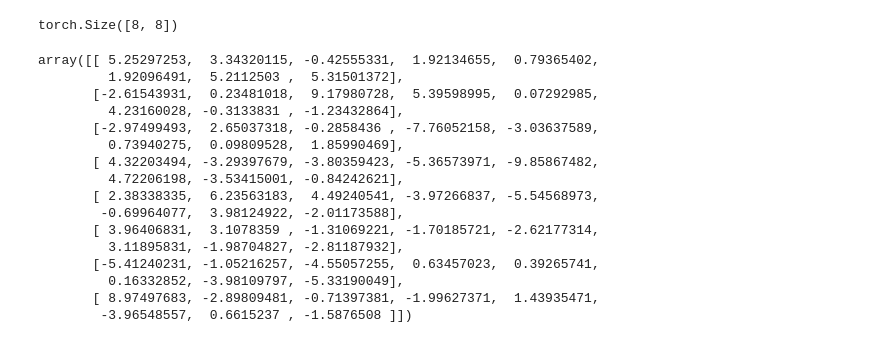
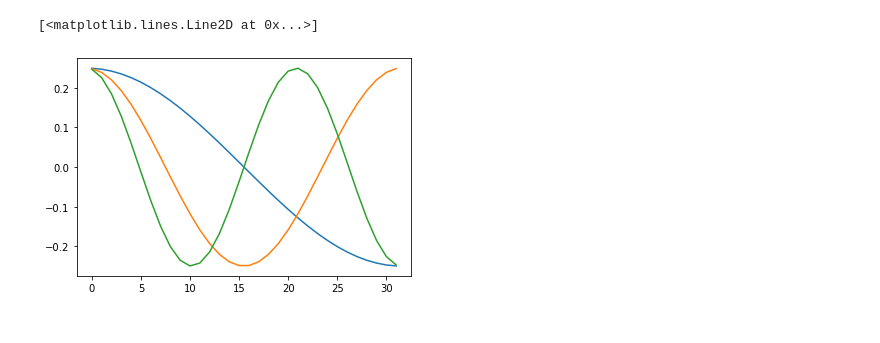
Before and after one commit to mir-pias/cnn_compression, a Jupyter notebook: notebooks/custom_dct.ipynb, the cells around one changed output. Drawn from its saved outputs; the diff is of its cells as text; code cells hidden in the pictures.

Commit message:
random expts

```diff
--- a/notebooks/custom_dct.ipynb
+++ b/notebooks/custom_dct.ipynb
@@ -7,4 +8,4 @@ from torch import nn
 # %%
-x = np.random.randn(8,8)
-x
+x = np.random.randn(84,120)
+x.shape
 # %% [output]
@@ -45,3 +35,25 @@ def dct2(x, norm=None):
         coeff_vec.append(yk)
 
     return np.array(coeff_vec)
+# %%
+def dct_mat(x):
+    L = x.shape[-1]
+    C = np.zeros((L,L))
+    n = k = np.arange(L)
+#     k = np.arange(1,L)
+#     print(C.shape)
+#     for k in range(L):
+#         for n in range(L):
+#             if k == 0:
+
+# #             else:
+    for _k in k[1:]:
+        C[_k,n] = np.sqrt(2/L)*np.cos((np.pi*_k*(1/2+n))/L)
+
+    C[0,:] = np.sqrt(1/L)
+#     print("C=")
+#     print(np.round(C,3))
+#     print("C^TC=")
+#     print(np.round(np.transpose(C) @ C,3))
+
+    return C
@@ -65,4 +218,4 @@ torch.Size([8, 8])
 # %%
-dct_mat = dct(np.eye(8,8))
+dct_m = dct(np.eye(8,8),norm='ortho')
 
-dct_mat_t = torch.from_numpy(dct_mat)
+# dct_mat_t = torch.from_numpy(dct_mat)
@@ -97,27 +252,15 @@ tensor([[-0.9320,  0.8032,  0.0978, -1.0619,  0.5850,  0.0866, -0.5464,  0.8784]
 # %%
 nn.Parameter(torch.matmul(x_t,dct_mat_t)).shape
-# %% [output]
-torch.Size([8, 8])
 # %%
 dct(x)
-# %% [output]
-array([[ 5.25297253,  3.34320115, -0.42555331,  1.92134655,  0.79365402,
-         1.92096491,  5.2112503 ,  5.31501372],
-       [-2.61543931,  0.23481018,  9.17980728,  5.39598995,  0.07292985,
-         4.23160028, -0.3133831 , -1.23432864],
-       [-2.97499493,  2.65037318, -0.2858436 , -7.76052158, -3.03637589,
-         0.73940275,  0.09809528,  1.85990469],
-       [ 4.32203494, -3.29397679, -3.80359423, -5.36573971, -9.85867482,
-         4.72206198, -3.53415001, -0.84242621],
-       [ 2.38338335,  6.23563183,  4.49240541, -3.97266837, -5.54568973,
-        -0.69964077,  3.98124922, -2.01173588],
-       [ 3.96406831,  3.1078359 , -1.31069221, -1.70185721, -2.62177314,
-         3.11895831, -1.98704827, -2.81187932],
-       [-5.41240231, -1.05216257, -4.55057255,  0.63457023,  0.39265741,
-         0.16332852, -3.98109797, -5.33190049],
-       [ 8.97497683, -2.89809481, -0.71397381, -1.99627371,  1.43935471,
-        -3.96548557,  0.6615237 , -1.5876508 ]])
 # %%
 dct2(np.eye(256,256))
+# %%
+plt.plot(dct_mat(x)[1])
+plt.plot(dct_mat(x)[2])
+plt.plot(dct_mat(x)[3])
+# %% [output]
+[<matplotlib.lines.Line2D at 0x...>]
+[figure, added]
 # %%
 # plt.figure()
```
Also changed, not shown: parts of 33 cells of this notebook.
